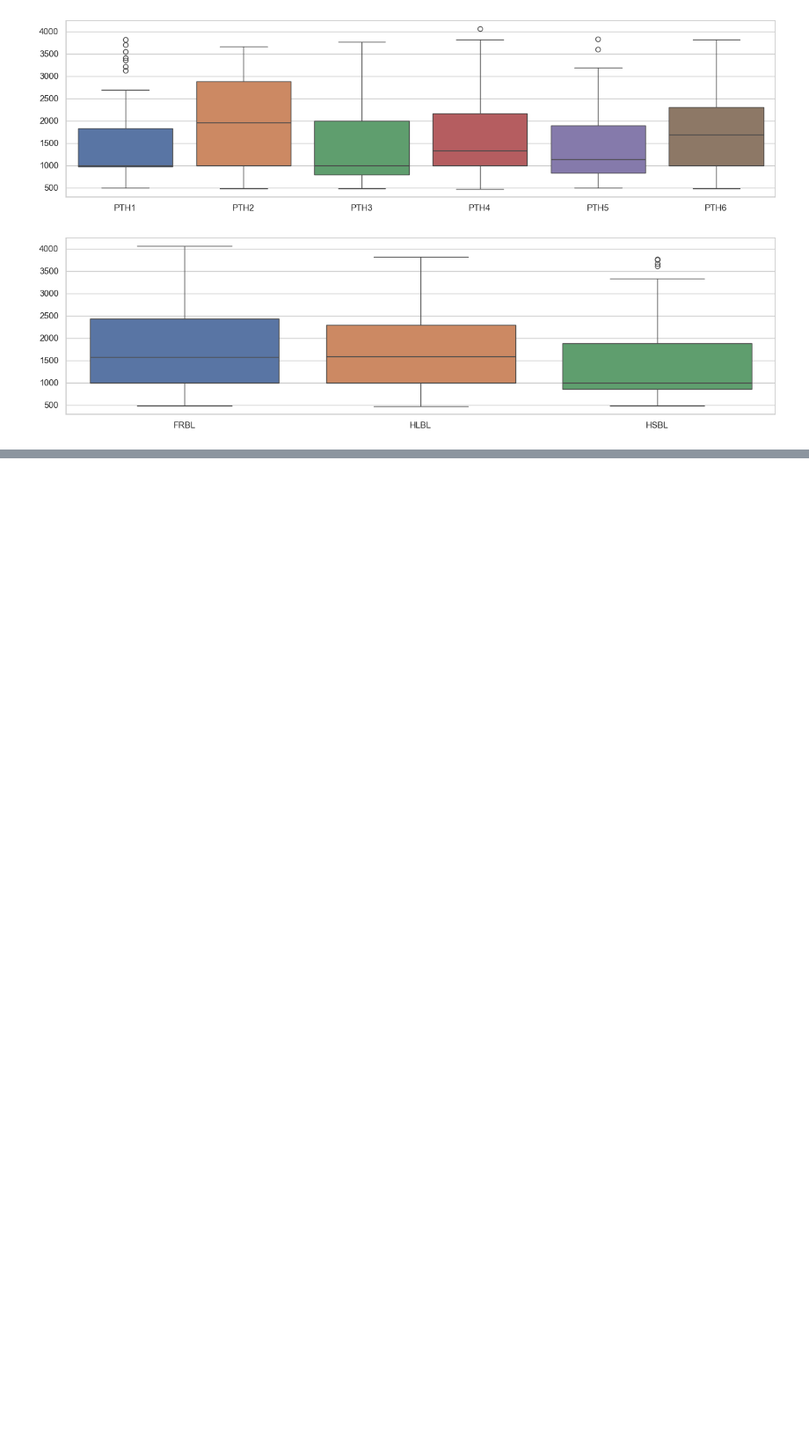
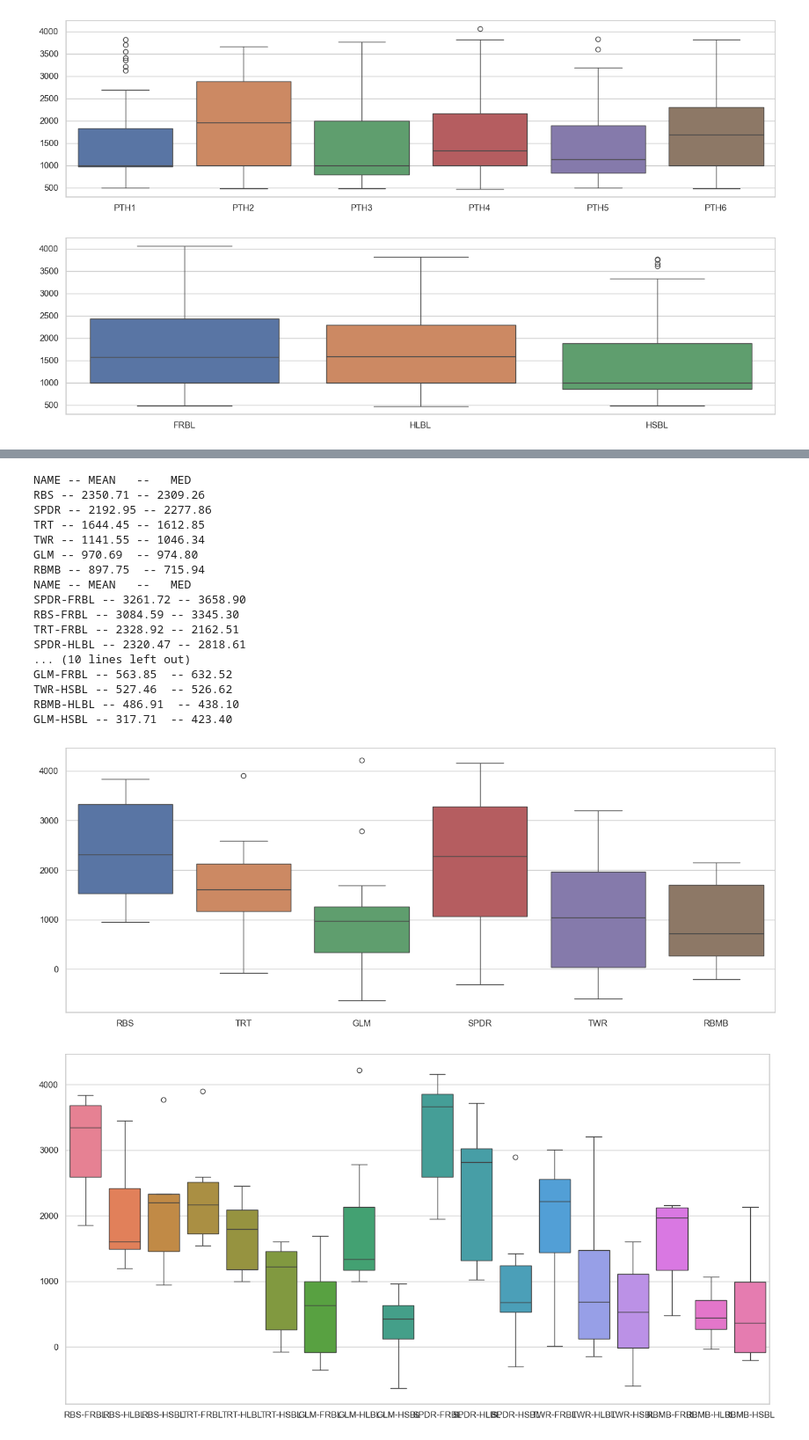
Before and after one commit to VennethN/CodeCombat-AILeague-Referees-and-Player-Handlers, a Jupyter notebook: Supercharged/supechargedbalancer.ipynb, the cells around one changed output, grey strips where cells are left out. Shown at 88% size. Saved outputs shown, nothing was run; the diff lists cells and outputs as text; code cells hidden in the pictures; blank space fills up the shorter version.

```diff
--- a/Supercharged/supechargedbalancer.ipynb
+++ b/Supercharged/supechargedbalancer.ipynb
@@ -226,0 +290,37 @@ boxplot_score(spells_tactic, 4)
+# %%
+ranks = take_and_clean('balancerdata8', 'S-')
+
+units_tactic = collect_scores(ranks, UNITS)
+
+units_spells_tactic = collect_scores(ranks, UNITS,SPELLS)
+
+spells_tactic = collect_scores(ranks, SPELLS)
+
+path_tactic = collect_scores(ranks, PATHS)
+
+print_score_data(units_tactic)
+boxplot_score(units_tactic)
+print_score_data(units_spells_tactic)
+boxplot_score(units_spells_tactic, 8)
+boxplot_score(path_tactic, 4)
+boxplot_score(spells_tactic, 4)
+# %% [output]
+NAME -- MEAN   --   MED
+RBS -- 2350.71 -- 2309.26
+SPDR -- 2192.95 -- 2277.86
+TRT -- 1644.45 -- 1612.85
+TWR -- 1141.55 -- 1046.34
+GLM -- 970.69  -- 974.80
+RBMB -- 897.75  -- 715.94
+NAME -- MEAN   --   MED
+SPDR-FRBL -- 3261.72 -- 3658.90
+RBS-FRBL -- 3084.59 -- 3345.30
+TRT-FRBL -- 2328.92 -- 2162.51
+SPDR-HLBL -- 2320.47 -- 2818.61
+... (10 lines left out)
+GLM-FRBL -- 563.85  -- 632.52
+TWR-HSBL -- 527.46  -- 526.62
+RBMB-HLBL -- 486.91  -- 438.10
+GLM-HSBL -- 317.71  -- 423.40
+[figure, added]
+[figure, added]
```
Also changed, not shown: parts of 7 cells of this notebook, 5 other files.
